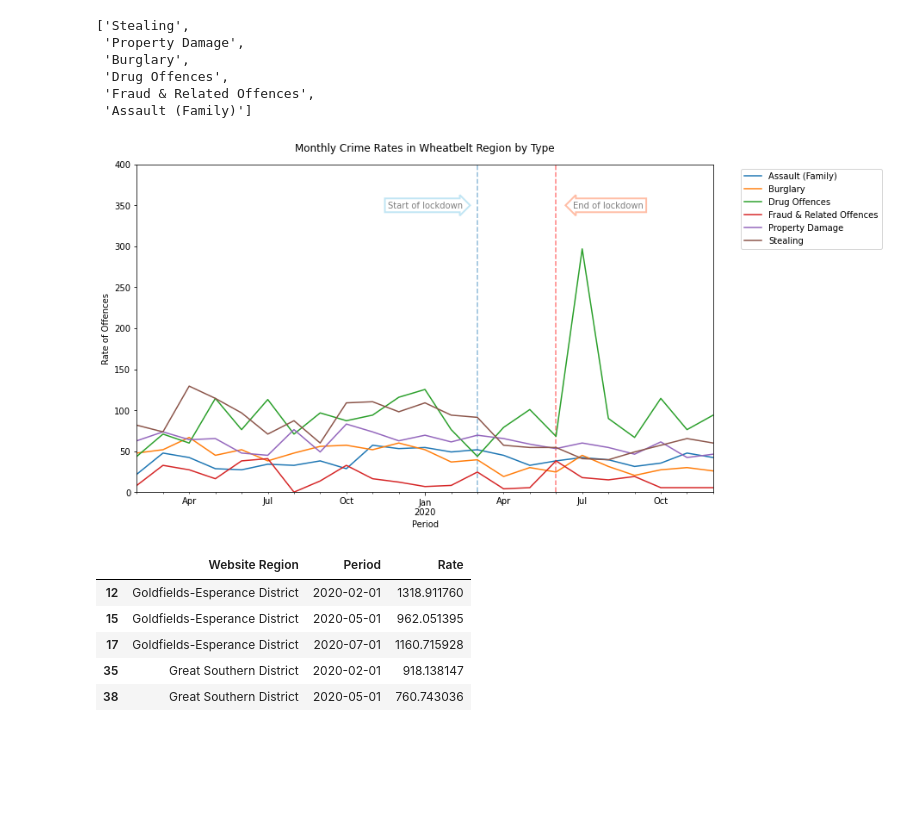
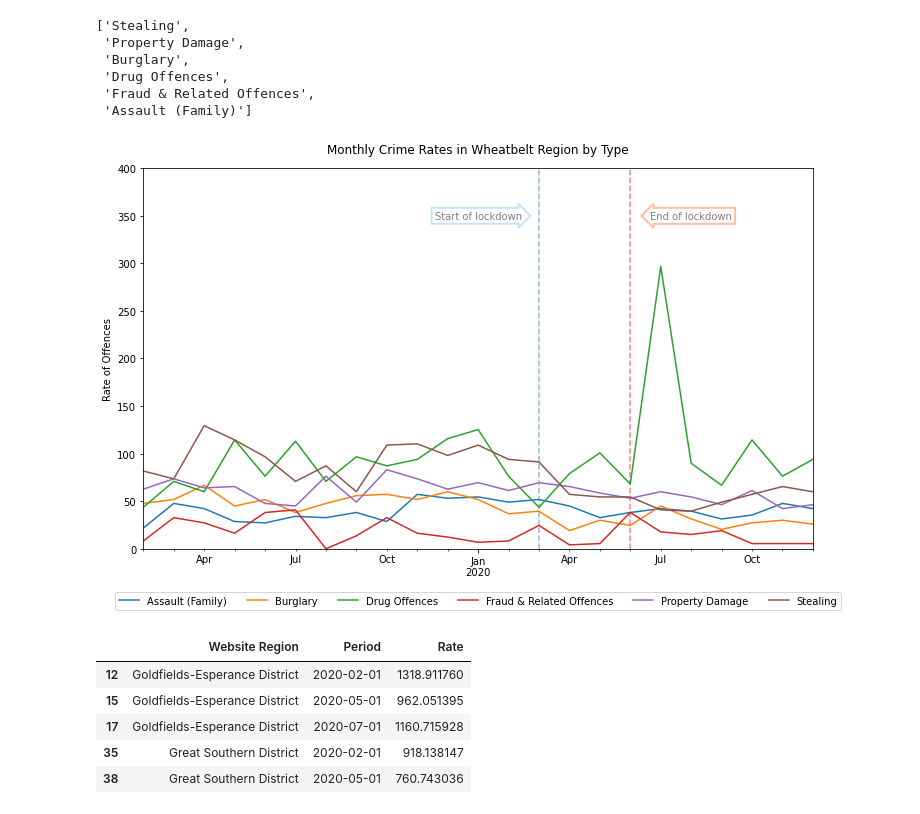
Before and after one commit to FernB/WACrimeRatesCovid19, a Jupyter notebook: WA Crime Rates.ipynb, the cells around one changed output. Cells and saved outputs as stored; diff of their text form; code cells hidden in the pictures; blank space fills up the shorter version.

```diff
--- a/WA Crime Rates.ipynb
+++ b/WA Crime Rates.ipynb
@@ -232,27 +266,28 @@ keycrimesWBR
 # %%
 #get rates of key crimes
 WBRkey = WBR[WBR['WAPOL_Hierarchy_Lvl2'].isin(keycrimesWBR)]
 WBRkey = WBRkey.groupby(['Period','WAPOL_Hierarchy_Lvl2'])['Rate'].sum().reset_index()
 #pivot for graphing
 WBRPivot = WBRkey.pivot(index='Period', columns='WAPOL_Hierarchy_Lvl2', values='Rate')
 #make chart
 WBRPivot.plot(figsize=(12,7))
-plt.legend(bbox_to_anchor = (1.3, 1.0))
+plt.legend(bbox_to_anchor = (1.05, -0.1), ncol=6)
 plt.text(
     "2020-01", 350, "Start of lockdown", alpha =0.5,ha="center", va="center", rotation=0, size=10,
     bbox=dict(boxstyle="rarrow,pad=0.3", fc="white", ec="skyblue", alpha=0.5, lw=2))
 plt.text(
     "2020-08", 350, "End of lockdown", alpha =0.5,ha="center", va="center", rotation=0, size=10,
     bbox=dict(boxstyle="larrow,pad=0.3", fc="white", ec="coral", alpha=0.5, lw=2))
 plt.vlines("2020-03",ymin = 0, ymax = 500,linestyles='dashed', alpha=0.5)
 plt.vlines("2020-06",ymin = 0, ymax = 500, colors ="red",linestyles='dashed', alpha=0.5)
 plt.ylim(0,400)
 plt.title("Monthly Crime Rates in Wheatbelt Region by Type", pad=15)
 plt.ylabel("Rate of Offences")
+plt.xlabel('')
 plt.savefig("output/wbrcrimerates.png",bbox_inches='tight')
 plt.show()
 # %% [output]
-[figure, old version]
+[figure, new version]
 # %%
 #set time frames of pre, into and post lockdown
 timeframes = TotalCrimeRate[(TotalCrimeRate['Period']=='2020-02')|(TotalCrimeRate['Period']=='2020-05')|(TotalCrimeRate['Period']=='2020-07')]
```
Also changed, not shown: parts of 17 cells of this notebook, 11 other files.
